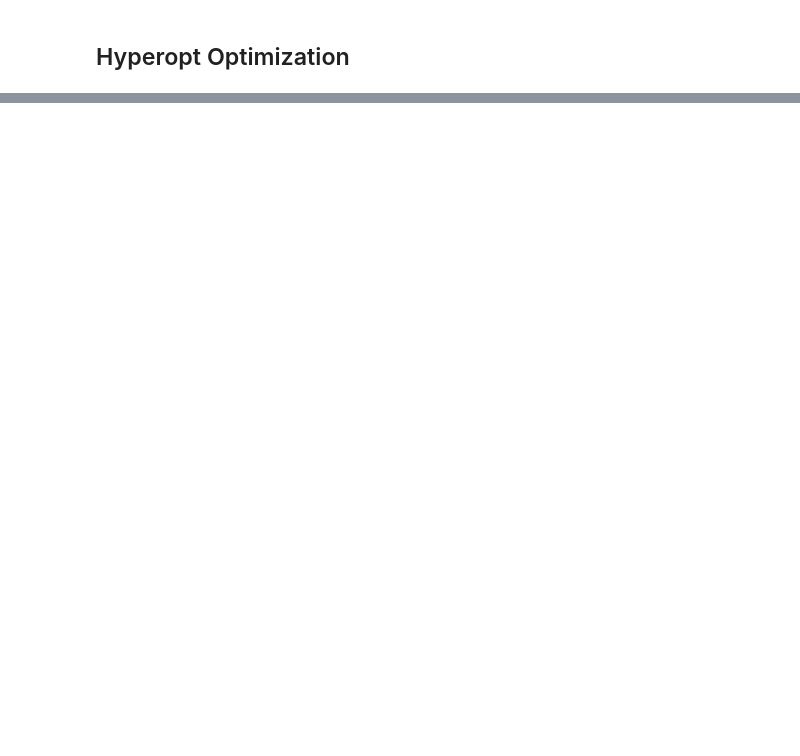
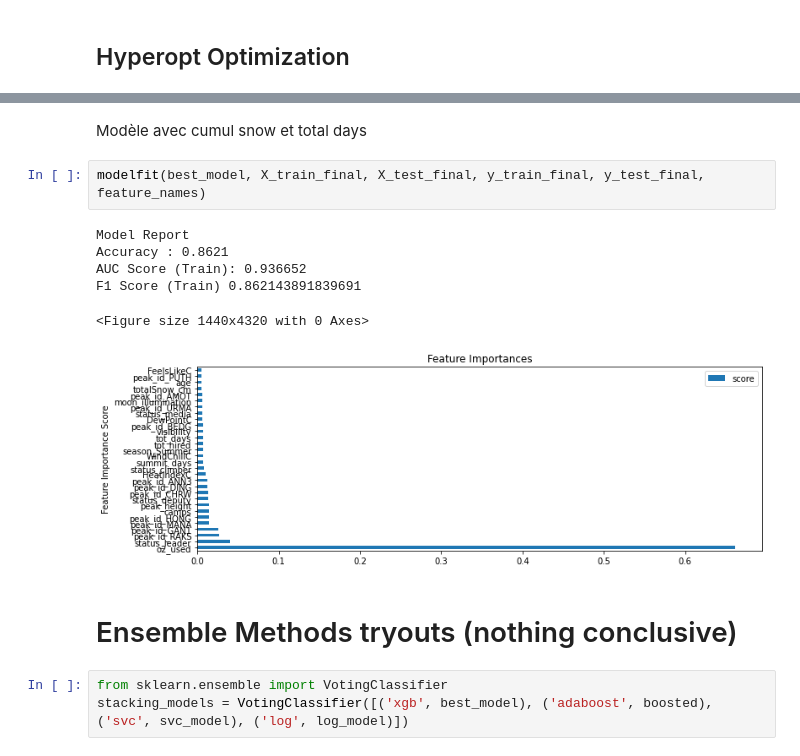
Before and after one commit to JeremyDel/himalaya-project, a Jupyter notebook: himalaya-project/ML_Boosting.ipynb, the cells around one changed output, grey strips where cells are left out. Saved outputs shown, nothing was run; the diff lists cells and outputs as text; blank space fills up the shorter version.

```diff
--- a/himalaya-project/ML_Boosting.ipynb
+++ b/himalaya-project/ML_Boosting.ipynb
@@ -748,0 +1101,16 @@ submission.to_csv("Titanic_Submission.csv", index=False, sep=',')
+# %% [markdown]
+Modèle avec cumul snow et total days
+# %%
+modelfit(best_model, X_train_final, X_test_final, y_train_final, y_test_final, feature_names)
+# %% [output]
+Model Report
+Accuracy : 0.8621
+AUC Score (Train): 0.936652
+F1 Score (Train) 0.862143891839691
+<Figure size 1440x4320 with 0 Axes>
+[figure, added]
+# %% [markdown]
+# Ensemble Methods tryouts (nothing conclusive)
+# %%
+from sklearn.ensemble import VotingClassifier
+stacking_models = VotingClassifier([('xgb', best_model), ('adaboost', boosted), ('svc', svc_model), ('log', log_model)])
```
Also changed, not shown: parts of 108 cells of this notebook.
